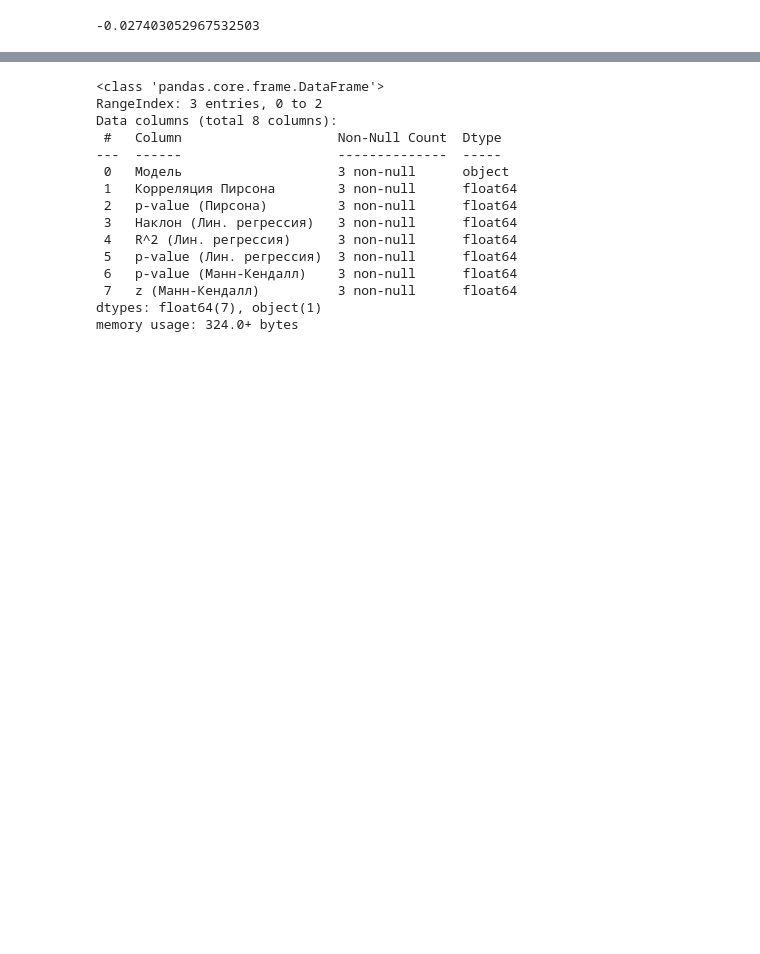
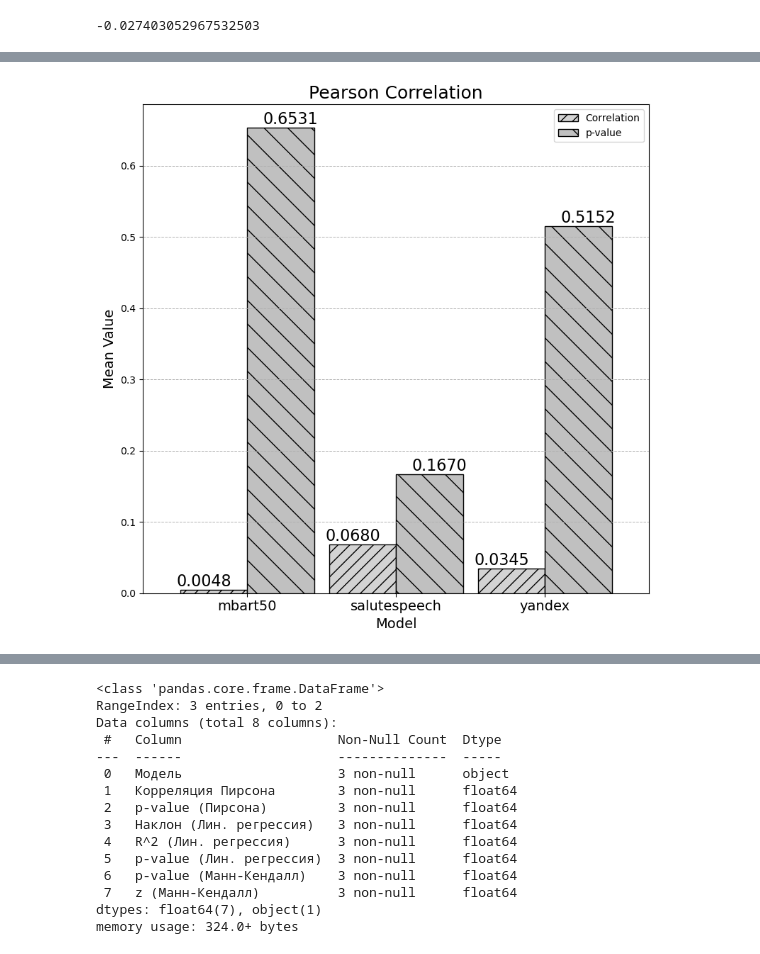
Before and after one commit to RedAlexDad/SpeechTraining, a Jupyter notebook: research/sentense/research.ipynb, the cells around one changed output, grey strips where cells are left out. Drawn from its saved outputs; the diff is of its cells as text; code cells hidden in the pictures; blank space fills up the shorter version.

```diff
--- a/research/sentense/research.ipynb
+++ b/research/sentense/research.ipynb
@@ -739,0 +759,90 @@ for idx, metrics in enumerate(groups):
+# %%
+summary_table_actual = df_filtered.groupby('Модель')[
+    [
+        'Корреляция Пирсона', 'p-value (Пирсона)',
+        'Наклон (Лин. регрессия)', 'R^2 (Лин. регрессия)', 'p-value (Лин. регрессия)',
+        'p-value (Манн-Кендалл)', 'z (Манн-Кендалл)'
+    ]
+].mean().reset_index()
+
+# Rename columns in the DataFrame
+summary_table_actual = summary_table_actual.rename(columns={
+    'Модель': 'Model',
+    'Корреляция Пирсона': 'Pearson Correlation',
+    'p-value (Пирсона)': 'Pearson p-value',
+    'Наклон (Лин. регрессия)': 'Regression Slope',
+    'R^2 (Лин. регрессия)': 'Regression R^2',
+    'p-value (Лин. регрессия)': 'Regression p-value',
+    'p-value (Манн-Кендалл)': 'Mann-Kendall p-value',
+    'z (Манн-Кендалл)': 'Mann-Kendall z'
+})
+
+# Define metric groups in English
+groups = [
+    ('Pearson Correlation', 'Pearson p-value'),
+    ('Regression Slope', 'Regression R^2', 'Regression p-value'),
+    ('Mann-Kendall p-value', 'Mann-Kendall z')
+]
+
+# Titles and legends for each group
+titles = [
+    'Pearson Correlation',
+    'Linear Regression',
+    'Mann-Kendall'
+]
+
+legends = [
+    ['Correlation', 'p-value'],
+    ['Slope', 'R^2', 'p-value'],
+    ['p-value', 'z']
+]
+
+# Color map for filled bars
+colors_filled = ['#D3D3D3', '#C0C0C0', '#A9A9A9', '#A0A0A0', '#808080', '#696969']
+
+# Create 'img' directory if it doesn't exist
+if not os.path.exists('img'):
+    os.makedirs('img')
+
+# Plotting histograms for each group of metrics
+for idx, metrics in enumerate(groups):
+    # Filtering the necessary metrics for each histogram
+    plot_data = summary_table_actual.set_index('Model')[list(metrics)]
+
+    # Creating a filled bar chart
+    ax = plot_data.plot(kind='bar', figsize=(8, 8), color=colors_filled[:len(metrics)], edgecolor='black', width=0.9)
+
+    # Adding values above the filled bars
+    for i, container in enumerate(ax.containers):
+        # Add labels with a left/right offset
+        if i % 2 == 0:  # For even indexed bars (left)
+            ax.bar_label(container, fmt='%.4f', label_type='edge', fontsize=16, padding=3, position=(-10.0, 0))  # Left offset
+        else:  # For odd indexed bars (right)
+            ax.bar_label(container, fmt='%.4f', label_type='edge', fontsize=16, padding=3, position=(10.0, 0))  # Right offset
+
+    # Hatching effect for hollow (striped) bars
+    for bar in ax.containers[0]:  # For filled bars
+        bar.set_hatch('//')  # Adding hatching pattern (striped)
+
+    # Hatching effect for hollow (striped) bars
+    for bar in ax.containers[1]:  # For filled bars
+        bar.set_hatch("\\")  # Adding hatching pattern (striped)
+
+    # Chart configuration
+    plt.title(titles[idx], fontsize=18)
+    plt.xlabel('Model', fontsize=14)
+    plt.ylabel('Mean Value', fontsize=14)
+    plt.xticks(rotation=0, fontsize=14)  # Increasing font size for model names
+    plt.grid(axis='y', linestyle='--', linewidth=0.7)
+
+    # Setting the legend
+    plt.legend(legends[idx])
+
+    # Save the plot as a PNG file (adjust the filename as needed)
+    plt.savefig(f'img/plot_{idx}.png', bbox_inches='tight')  # Save with tight layout
+
+    # Show the plot
+    plt.tight_layout()
+    plt.show()
+# %% [output]
+[figure, added]
```
Also changed, not shown: parts of 5 cells of this notebook, 3 other files.
